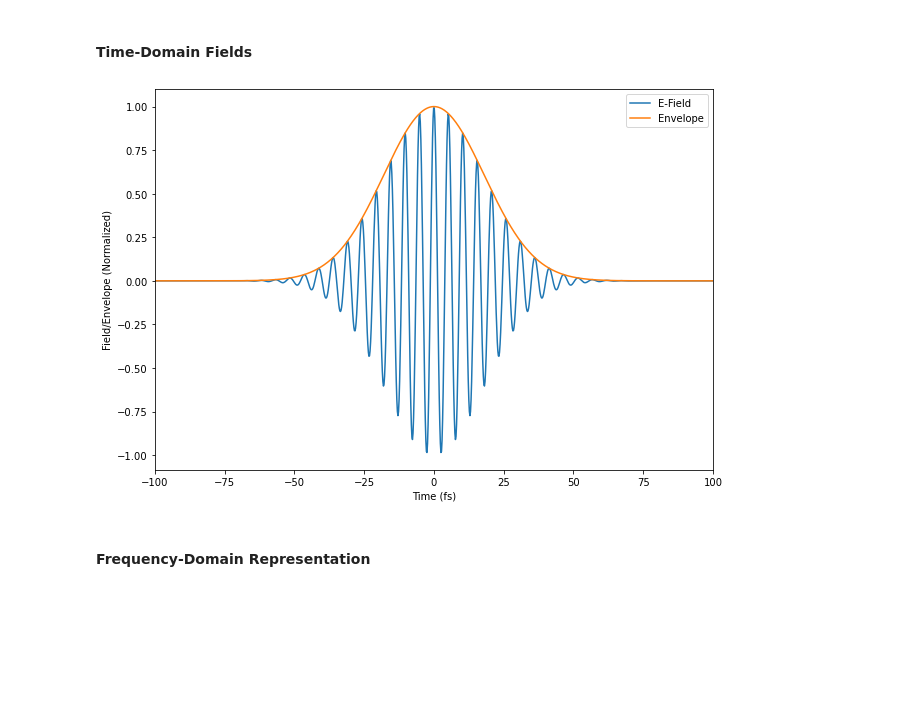
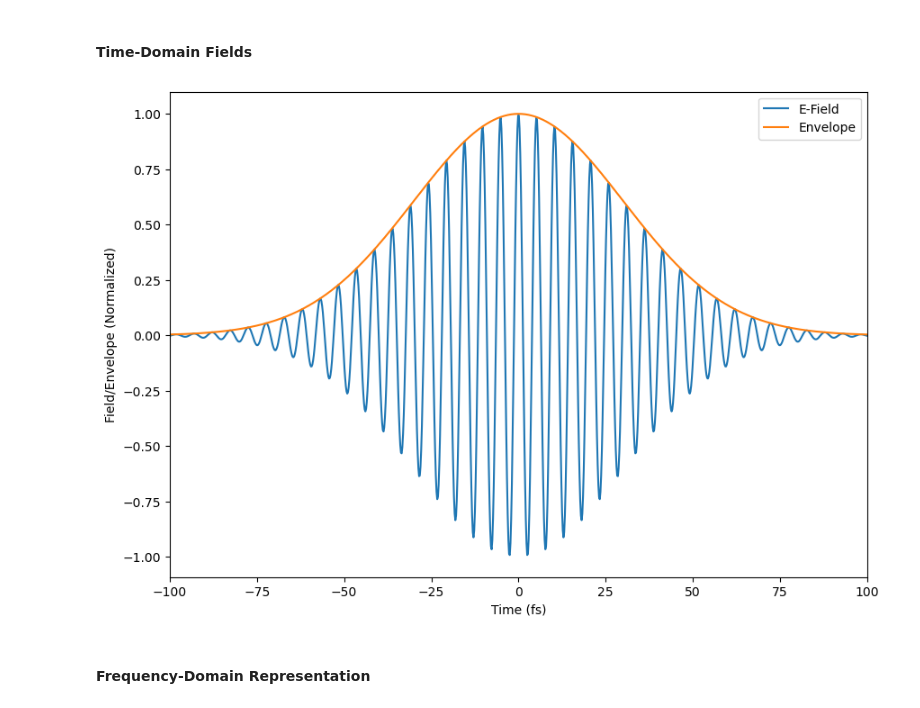
Before and after one commit to dkeathley/JPyBook-6.S097-IAP-Ultrafast-Photonics-Text, a Jupyter notebook: chapter-2.ipynb, the cells around one changed output. Cells and saved outputs as stored; diff of their text form; code cells hidden in the pictures; blank space fills up the shorter version.

```diff
--- a/chapter-2.ipynb
+++ b/chapter-2.ipynb
@@ -110,30 +110,30 @@ We need to start by defining our pulse and its envelope. We can use the pre-defi
 # %%
 # -- Pulse Settings --
 yc = 1.55 # central wavelength in micrometers
 phi_ce = 0
-fwhm = 30 #this one is in femtoseconds
+fwhm = 50 #this one is in femtoseconds
 
 
 # -- Calculations  --
 t_ax = np.linspace(-1000, 1000, 10000) #time in fs
 wc = 2*np.pi*c*1e-15/(yc*1e-6) # angular frequency in rad/fs
 pulse = gaussian_pulse(t_ax, fwhm, wc, phi_ce) #pulse information
 A = np.sqrt(pulse['A']) #code provides intensity envelope, we need to convert to field envelope...
 E = pulse['E'] #Fields for reference
 
 # -- Plotting --
 fig = plt.figure()
 fig.set_size_inches(10, 7)
 
 plt.plot(t_ax, pulse['E'], label='E-Field')
 plt.plot(t_ax, np.sqrt(pulse['A']), label='Envelope')
 
 plt.xlim(-100, 100)
 plt.legend()
 plt.xlabel('Time (fs)')
 plt.ylabel('Field/Envelope (Normalized)');
 # %% [output]
-[figure, old version]
+[figure, new version]
 # %% [markdown]
 #### Frequency-Domain Representation
 # %%
```
Also changed, not shown: parts of 6 cells of this notebook, 2 other files.
